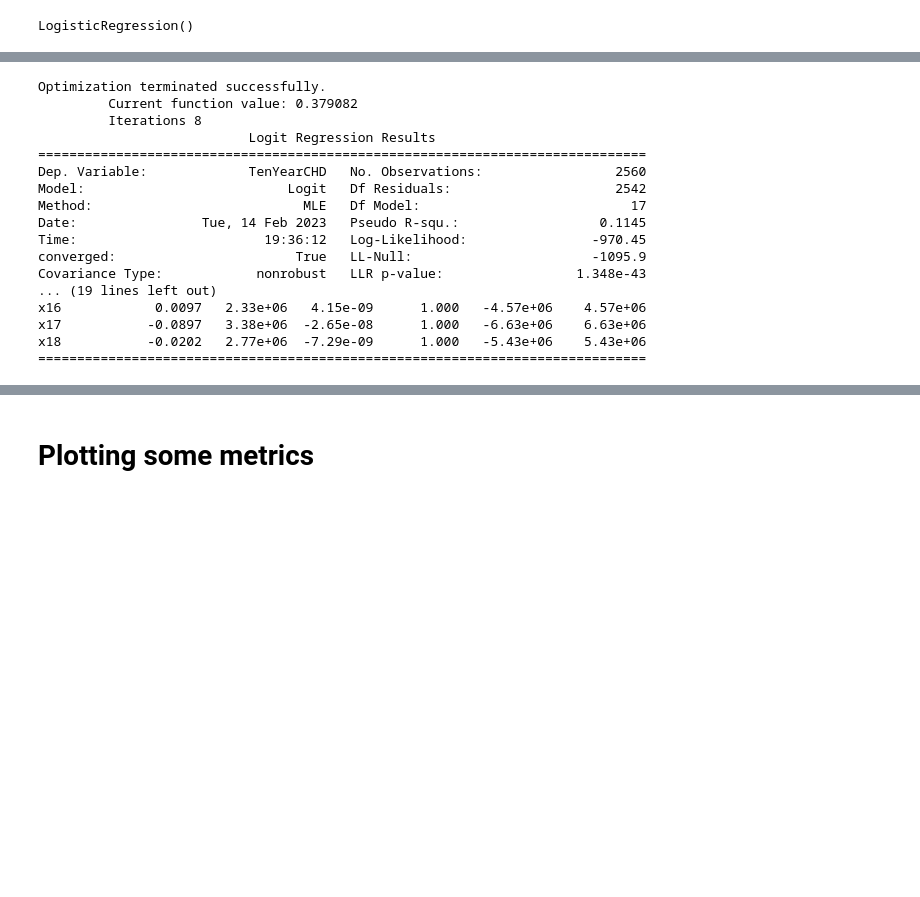
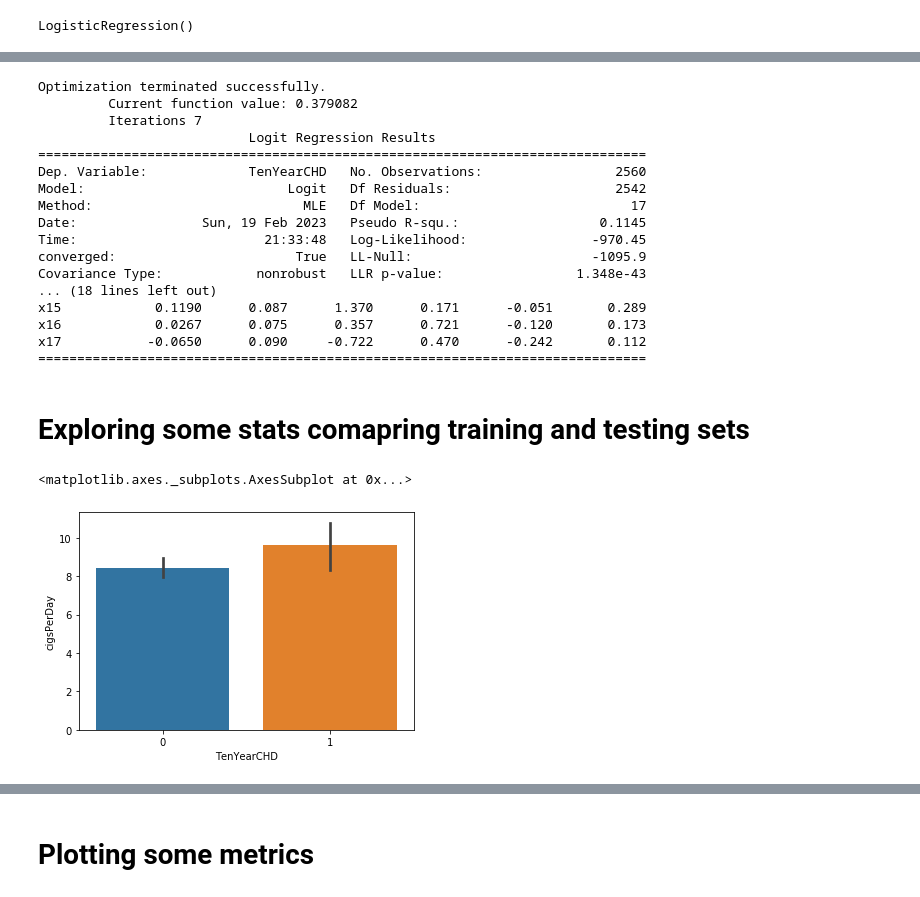
Before and after one commit to Ghitahouir/ML-and-Data-Analytics, a Jupyter notebook: HW2/Framingham_Heart_Study.ipynb, the cells around one changed output, grey strips where cells are left out. Saved outputs shown, nothing was run; the diff lists cells and outputs as text; code cells hidden in the pictures; blank space fills up the shorter version.

```diff
--- a/HW2/Framingham_Heart_Study.ipynb
+++ b/HW2/Framingham_Heart_Study.ipynb
@@ -169,23 +172,31 @@ print(model.coef_, model.intercept_)
 #using the statsmodels api
 
 X_scaled = smt.add_constant(X_scaled)
+X_scaled_test = smt.add_constant(X_scaled_test)
 model2=Logit(Y_train, X_scaled).fit()
 print(model2.summary())
 # %% [output]
 Optimization terminated successfully.
          Current function value: 0.379082
-         Iterations 8
+         Iterations 7
                            Logit Regression Results
 ==============================================================================
 Dep. Variable:             TenYearCHD   No. Observations:                 2560
 Model:                          Logit   Df Residuals:                     2542
 Method:                           MLE   Df Model:                           17
-Date:                Tue, 14 Feb 2023   Pseudo R-squ.:                  0.1145
-Time:                        19:36:12   Log-Likelihood:                -970.45
+Date:                Sun, 19 Feb 2023   Pseudo R-squ.:                  0.1145
+Time:                        21:33:48   Log-Likelihood:                -970.45
 converged:                       True   LL-Null:                       -1095.9
 Covariance Type:            nonrobust   LLR p-value:                 1.348e-43
-... (19 lines left out)
-x16            0.0097   2.33e+06   4.15e-09      1.000   -4.57e+06    4.57e+06
-x17           -0.0897   3.38e+06  -2.65e-08      1.000   -6.63e+06    6.63e+06
-x18           -0.0202   2.77e+06  -7.29e-09      1.000   -5.43e+06    5.43e+06
+... (18 lines left out)
+x15            0.1190      0.087      1.370      0.171      -0.051       0.289
+x16            0.0267      0.075      0.357      0.721      -0.120       0.173
+x17           -0.0650      0.090     -0.722      0.470      -0.242       0.112
 ==============================================================================
+# %% [markdown]
+# Exploring some stats comapring training and testing sets
+# %%
+sns.barplot(Y_train["TenYearCHD"], X_train["cigsPerDay"])
+# %% [output]
+<matplotlib.axes._subplots.AxesSubplot at 0x...>
+[figure, added]
```
Also changed, not shown: parts of 43 cells of this notebook, 2 other files.
